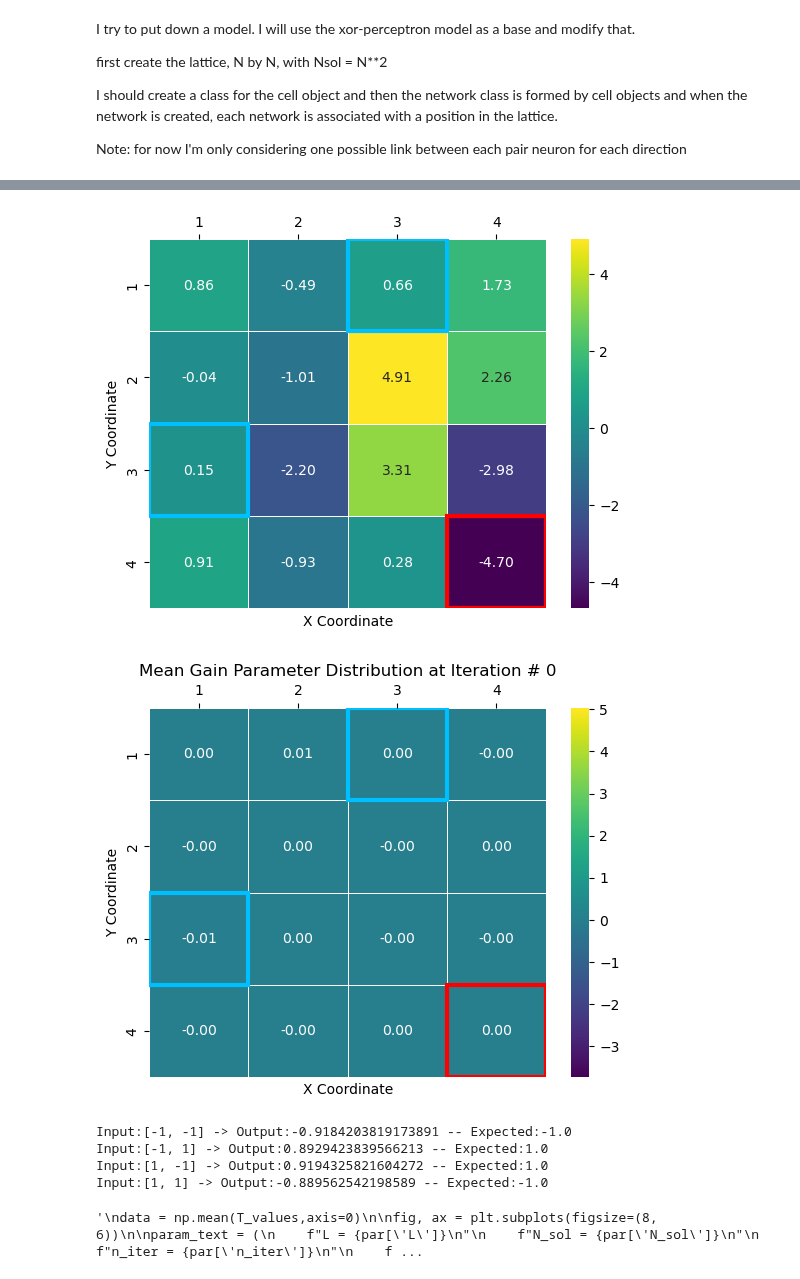
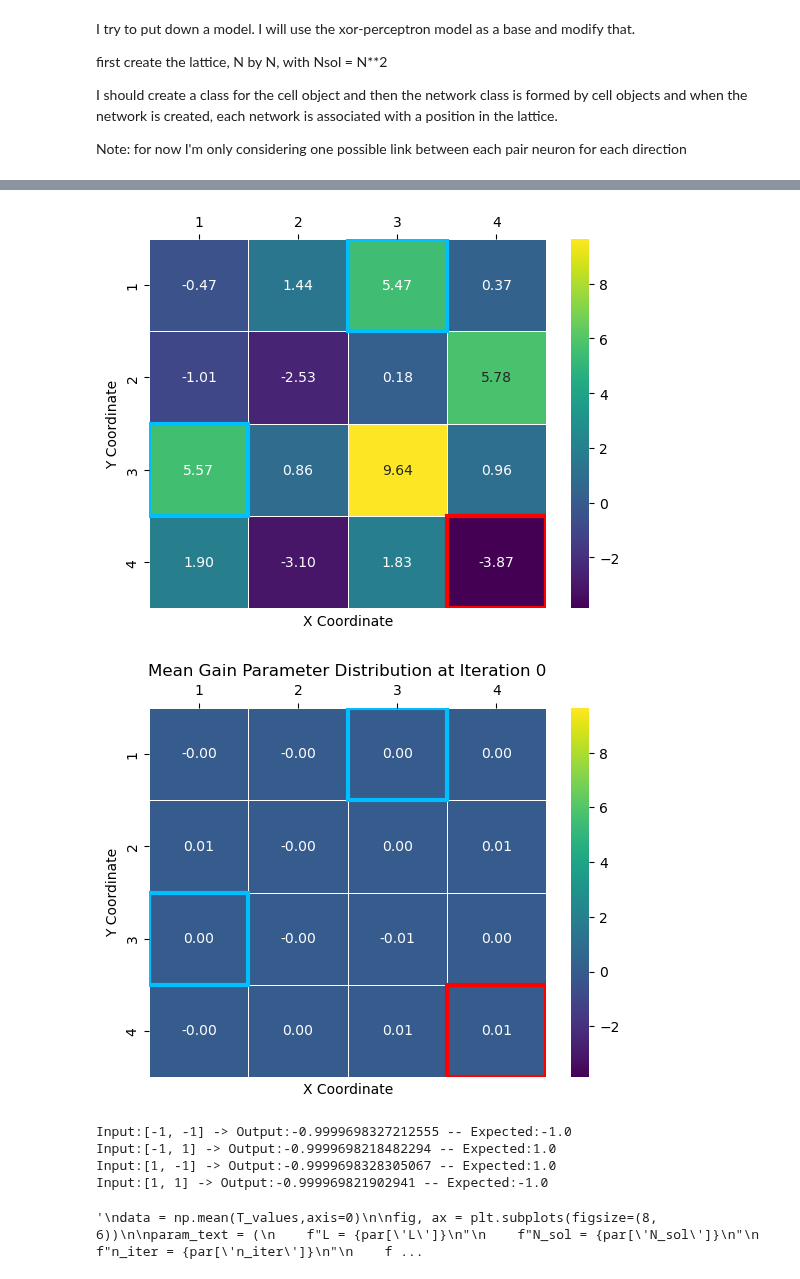
Before and after one commit to pietromalagoli/NeuronEvolution, a Jupyter notebook: main/model_ricard.ipynb, the cells around one changed output, grey strips where cells are left out. Drawn from its saved outputs; the diff is of its cells as text; code cells hidden in the pictures.

Commit message:
Fixed the insertion of weight cost when the task is solved. However, the final population always gives -1, for any input

```diff
--- a/main/model_ricard.ipynb
+++ b/main/model_ricard.ipynb
@@ -25,7 +25,7 @@ par={'L': 4,                    # side length of the squared lattice
      'C_density': 1,                       # initial density of links
      'J_range': [-1,+1],                       # define the possible value for J.
      'gamma': 2,                             # gamma parameter of the Boltzmann function (transfer function)
-     'tau': 700,                                   # temperature parameter for the softmax
+     'tau': 500,                                   # temperature parameter for the softmax
      'crossover_ratio': 0,                    # percentage of offspring to be generated by crossover + mutation (instead of only mutation)
      'target_set': [-1.0,1.0,1.0,-1.0],
      'input_set':[[-1,-1],[-1,1],[1,-1],[1,1]],
@@ -39,7 +39,7 @@ par={'L': 4,                    # side length of the squared lattice
      #'x_n': np.linspace(-1,1,64),   # discretization of the input of the transfer function (last argmument
                                    # is also the maximum number of non-zero coefficients in the DFT of the
                                    # transfer function. it should be a power of 2 for best performance of fft)
-     'n_iter': 500,                    # number of iterations of the algorithm
+     'n_iter': 1000,                    # number of iterations of the algorithm
      'early_stop_ratio': 0.9,           # ratio of solutions to have loss < 0.01 for early stop to trigger
      'N_sol': 200}                       # number of solutions (individuals, networks) considered in the simulation
 
@@ -49,5 +49,5 @@ if par['reproduction_ratio'] + par['elitist_ratio'] > 1:
 
 #nrd.seed(1234)
 # %%
-solutions, lmean, t_dist_mean, mean_weight_cost, loss_ev, mean_asp,T_values = m.evolution(par,verb=2,gen_verb=False,stat=True)
+solutions, lmean, mean_t_dist, mean_weight_cost, loss_ev, mean_asp,T_values = m.evolution(par,verb=0,gen_verb=False,stat=True,early_stop=False)
 # %% [output]
@@ -235,7 +235,7 @@ for (y, x), label in np.ndenumerate(highlight_colors):
     elif label == 'output':
         ax.add_patch(plt.Rectangle((x, y), 1, 1, fill=False, edgecolor='red', lw=3))
 # %% [output]
-[figure, old version]
+[figure, new version]
 # %%
 data = np.mean(T_values,axis=0)
 
@@ -267,45 +267,45 @@ param_text = (
     f"T_mutation_radius = {par['T_mutation_radius']}"
 )
 
 
 def animate(i):
     plt.clf()
     frame = data.reshape((par['L'], par['L'], -1))[:, :, i]
     ax = sns.heatmap(
         frame,
         xticklabels=np.arange(1, par['L']+1),
         yticklabels=np.arange(1, par['L']+1),
         cmap='viridis',
         annot=True,
         fmt=".2f",
         linewidths=.5,
         vmin=np.min(solutions[n].T),
         vmax=np.max(solutions[n].T)
     )
     ax.set(xlabel="X Coordinate", ylabel="Y Coordinate")
-    ax.set_title(f'Mean Gain Parameter Distribution at Iteration # {i}')
+    ax.set_title(f'Mean Gain Parameter Distribution at Iteration {i}')
     ax.xaxis.tick_top()
     for (y, x), label in np.ndenumerate(highlight_colors):
         if label == 'input':
             ax.add_patch(plt.Rectangle((x, y), 1, 1, fill=False, edgecolor='deepskyblue', lw=3))
         elif label == 'output':
             ax.add_patch(plt.Rectangle((x, y), 1, 1, fill=False, edgecolor='red', lw=3))
 
 ani = animation.FuncAnimation(fig, animate, frames=data.shape[1], interval=50)
 
 ani.save('plots/gain_map.gif', writer='pillow')
 # %% [output]
-[figure, old version]
+[figure, new version]
 # %%
 sol = sorted(solutions, key=lambda sol: sol.loss)
 for i,input in enumerate(par['input_set']):
     output = m.ff(input,sol[0],par,verb=0)
     print(f'Input:{input} -> Output:{output} -- Expected:{par['target_set'][i]}')
 # %% [output]
-Input:[-1, -1] -> Output:-0.9184203819173891 -- Expected:-1.0
-Input:[-1, 1] -> Output:0.8929423839566213 -- Expected:1.0
-Input:[1, -1] -> Output:0.9194325821604272 -- Expected:1.0
-Input:[1, 1] -> Output:-0.889562542198589 -- Expected:-1.0
+Input:[-1, -1] -> Output:-0.9999698327212555 -- Expected:-1.0
+Input:[-1, 1] -> Output:-0.9999698218482294 -- Expected:1.0
+Input:[1, -1] -> Output:-0.9999698328305067 -- Expected:1.0
+Input:[1, 1] -> Output:-0.999969821902941 -- Expected:-1.0
 # %%
 fig, ax = plt.subplots(figsize=(8, 6))
 
```
Also changed, not shown: parts of 9 cells of this notebook, 6 other files.
